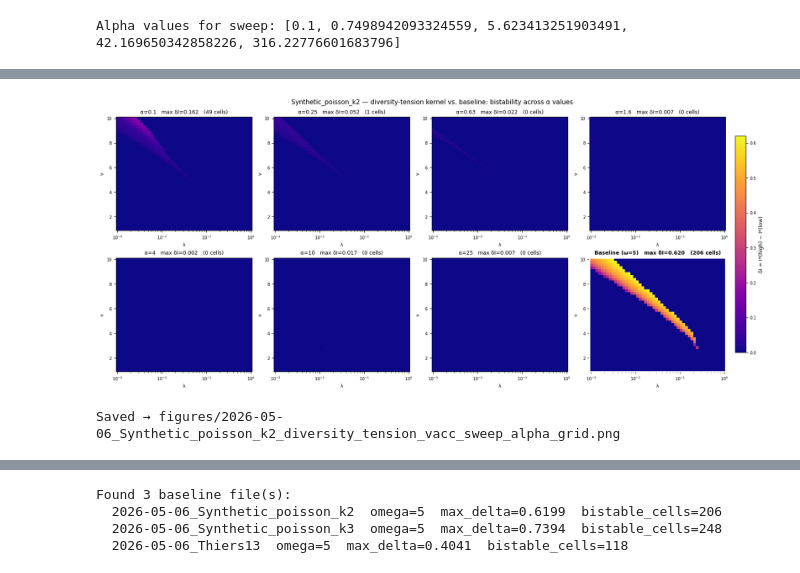
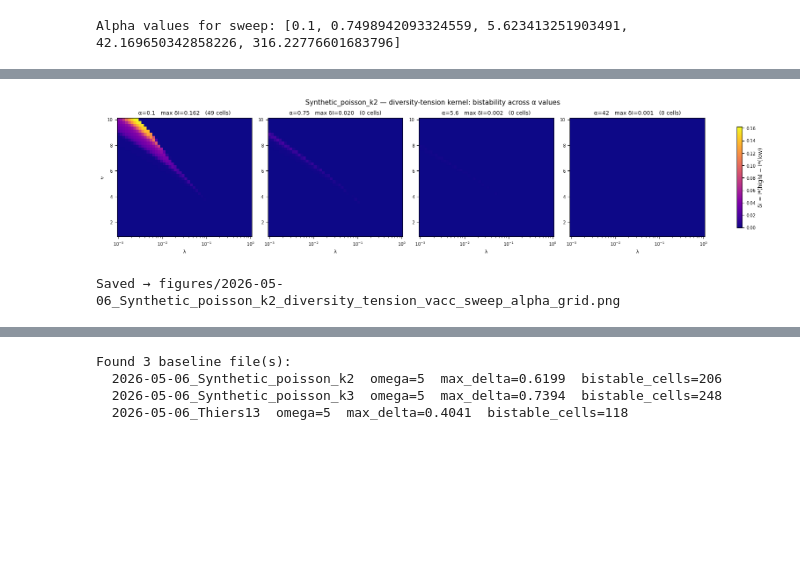
Before and after one commit to marobinette/mocs_spring_2026_project, a Jupyter notebook: analysis.ipynb, the cells around one changed output, grey strips where cells are left out. Drawn from its saved outputs; the diff is of its cells as text; code cells hidden in the pictures; blank space fills up the shorter version.

```diff
--- a/analysis.ipynb
+++ b/analysis.ipynb
@@ -208,7 +208,7 @@ KERNEL_CHOICES = ['diversity_tension', 'tension_shifted', 'mixture']
 
 def _parse_stem(path):
     stem = os.path.basename(path).replace('.npz', '')
-    date = stem[:10]
+    date = '2026-05-06'
     rest = stem[11:]  # strip YYYY-MM-DD_
     for kernel in KERNEL_CHOICES:
         sep = f'_{kernel}_alpha_'
@@ -284,92 +284,56 @@ Found 6 (date, network, kernel) combination(s):
 # %%
-# --- Alpha-grid heatmap + baseline as final panel (one figure per date+network+kernel) ---
-
-# Load most recent baseline file per network
-_baseline_by_network = {}
-for _f in glob.glob('Files/vacc/*_baseline.npz'):
-    _stem = os.path.basename(_f).replace('.npz', '')
-    _date = _stem[:10]
-    _network = _stem[11:].removesuffix('_baseline')
-    if _network not in _baseline_by_network or _date > _baseline_by_network[_network]['date']:
-        _d = np.load(_f)
-        _baseline_by_network[_network] = {
-            'date':           _date,
-            'delta':          _d['delta'],
-            'I_low':          _d['I_low'],
-            'I_high':         _d['I_high'],
-            'lam':            _d['lam_grid'],
-            'nu':             _d['nu_grid'],
-            'omega_baseline': float(_d['omega_baseline']),
-        }
+# --- Alpha-grid heatmap (one figure per date+network+kernel; baseline plotted separately below) ---
 
 for label, data in all_data.items():
     runs    = data['runs']
     NETWORK = data['network']
     KERNEL  = data['kernel']
     kernel_label = KERNEL.replace('_', '-')
 
-    baseline = _baseline_by_network.get(NETWORK)
+    kernel_panels = runs[:4]
+    n_panels = len(kernel_panels)
+    if n_panels == 0:
+        continue
 
-    # Up to 11 kernel panels; baseline fills the 12th slot in a 3×4 grid
-    kernel_panels = runs[:7]
+    vmax = max(r['delta'].max() for r in kernel_panels)
 
-    all_deltas = [r['delta'].max() for r in kernel_panels]
-    if baseline is not None:
-        all_deltas.append(baseline['delta'].max())
-    vmax = max(all_deltas)
-
-    n_panels = len(kernel_panels) + (1 if baseline is not None else 0)
-    ncols = 4
-    nrows = max(1, (n_panels + ncols - 1) // ncols)
-
-    fig, axes_grid = plt.subplots(nrows, ncols, figsize=(4 * ncols, 3.5 * nrows),
-                                   constrained_layout=True, squeeze=False)
+    fig, axes_grid = plt.subplots(
+        1, n_panels,
+        figsize=(3.8 * n_panels, 3.6),
+        constrained_layout=True,
+        squeeze=False,
+    )
     axes = axes_grid.flatten()
 
     last_im = None
     for idx, run in enumerate(kernel_panels):
         ax = axes[idx]
         im = ax.pcolormesh(run['lam'], run['nu'], run['delta'].T,
                            vmin=0, vmax=vmax, cmap='plasma', shading='auto')
         ax.set_xscale('log')
         last_im = im
         n_bi = int((run['delta'] > 0.05).sum())
-        ax.set_title(f'α={run["alpha"]:.2g}   max δI={run["delta"].max():.3f}   ({n_bi} cells)', fontsize=9)
+        ax.set_title(
+            f'α={run["alpha"]:.2g}   max δI={run["delta"].max():.3f}   ({n_bi} cells)',
+            fontsize=9,
+        )
         ax.set_xlabel('λ', fontsize=8)
-        ax.set_ylabel('ν', fontsize=8)
+        if idx == 0:
+            ax.set_ylabel('ν', fontsize=8)
         ax.tick_params(labelsize=7)
 
-    if baseline is not None:
-        ax = axes[len(kernel_panels)]
-        im = ax.pcolormesh(baseline['lam'], baseline['nu'], baseline['delta'].T,
-                           vmin=0, vmax=vmax, cmap='plasma', shading='auto')
-        ax.set_xscale('log')
-        last_im = im
-        n_bi = int((baseline['delta'] > 0.05).sum())
-        ax.set_title(
-            f'Baseline (ω={baseline["omega_baseline"]:.0f})   '
-            f'max δI={baseline["delta"].max():.3f}   ({n_bi} cells)',
-            fontsize=9, fontweight='bold',
-        )
-        ax.set_xlabel('λ', fontsize=8)
-        ax.set_ylabel('ν', fontsize=8)
-        ax.tick_params(labelsize=7)
-        for spine in ax.spines.values():
-            spine.set_edgecolor('white')
-            spine.set_linewidth(2)
-
-    for idx in range(n_panels, len(axes)):
-        axes[idx].set_visible(False)
-
-    cbar = fig.colorbar(last_im, ax=axes_grid[:, -1].tolist(), shrink=0.85)
+    cbar = fig.colorbar(last_im, ax=axes.tolist(), shrink=0.85)
     cbar.set_label('δI = I*(high) − I*(low)', fontsize=9)
     cbar.ax.tick_params(labelsize=7)
 
-    fig.suptitle(f'{NETWORK} — {kernel_label} kernel vs. baseline: bistability across α values', fontsize=11)
+    fig.suptitle(
+        f'{NETWORK} — {kernel_label} kernel: bistability across α values',
+        fontsize=11,
+    )
     outpath = f'figures/{label}_vacc_sweep_alpha_grid.png'
     plt.savefig(outpath, dpi=150, bbox_inches='tight')
     plt.show()
     print(f'Saved → {outpath}')
 # %% [output]
-[figure, old version]
+[figure, new version]
 Saved → figures/2026-05-06_Synthetic_poisson_k2_diversity_tension_vacc_sweep_alpha_grid.png
```
Also changed, not shown: parts of 9 cells of this notebook, 24 other files.
